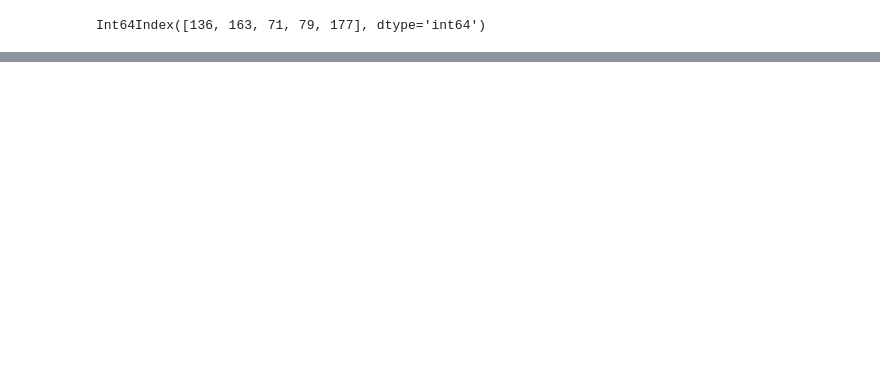
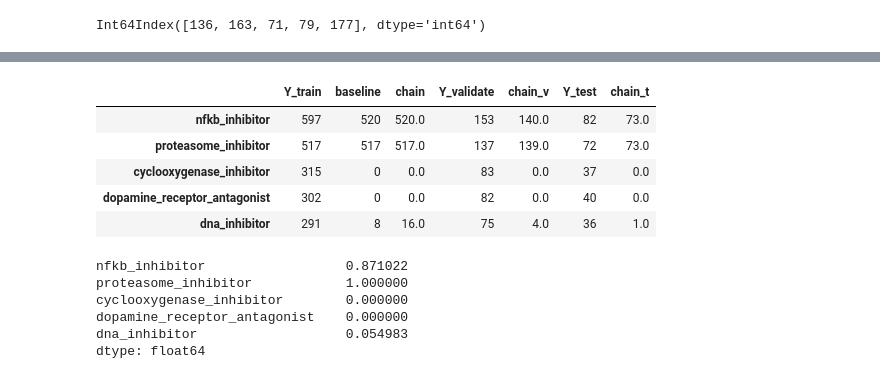
Before and after one commit to Yongliang-Shi/Mechanism-of-Action-Prediction, a Jupyter notebook: model_moa.ipynb, the cells around one changed output, grey strips where cells are left out. Cells and saved outputs as stored; diff of their text form; code cells hidden in the pictures; blank space fills up the shorter version.

Commit message:
analyze the error of classifier chain iteration 1

```diff
--- a/model_moa.ipynb
+++ b/model_moa.ipynb
@@ -1391,0 +1409,3 @@ Int64Index([136, 163, 71, 79, 177], dtype='int64')
+# %%
+df_error1 = pd.read_csv('error_analysis_v1.csv', index_col=0)
+df_error1.info()
@@ -1391,0 +1427,27 @@ Int64Index([136, 163, 71, 79, 177], dtype='int64')
+# %%
+# Rename columns
+df_error1.columns=['Y_train', 'baseline', 'chain',
+                   'Y_validate', 'chain_v',
+                   'Y_test', 'chain_t']
+# %%
+# Take a look at the table of counts
+df_error1.head()
+# %% [output]
+|  | Y_train | baseline | chain | Y_validate | chain_v | Y_test | chain_t |
+| nfkb_inhibitor | 597 | 520 | 520.0 | 153 | 140.0 | 82 | 73.0 |
+| proteasome_inhibitor | 517 | 517 | 517.0 | 137 | 139.0 | 72 | 73.0 |
+| cyclooxygenase_inhibitor | 315 | 0 | 0.0 | 83 | 0.0 | 37 | 0.0 |
+| dopamine_receptor_antagonist | 302 | 0 | 0.0 | 82 | 0.0 | 40 | 0.0 |
+| dna_inhibitor | 291 | 8 | 16.0 | 75 | 4.0 | 36 | 1.0 |
+# %%
+# Compute the ratio between predicted and actural counts for each target
+
+count_percentage = (df_error1.chain / df_error1.Y_train)
+count_percentage.head()
+# %% [output]
+nfkb_inhibitor                  0.871022
+proteasome_inhibitor            1.000000
+cyclooxygenase_inhibitor        0.000000
+dopamine_receptor_antagonist    0.000000
+dna_inhibitor                   0.054983
+dtype: float64
```
Also changed, not shown: parts of 7 cells of this notebook.
